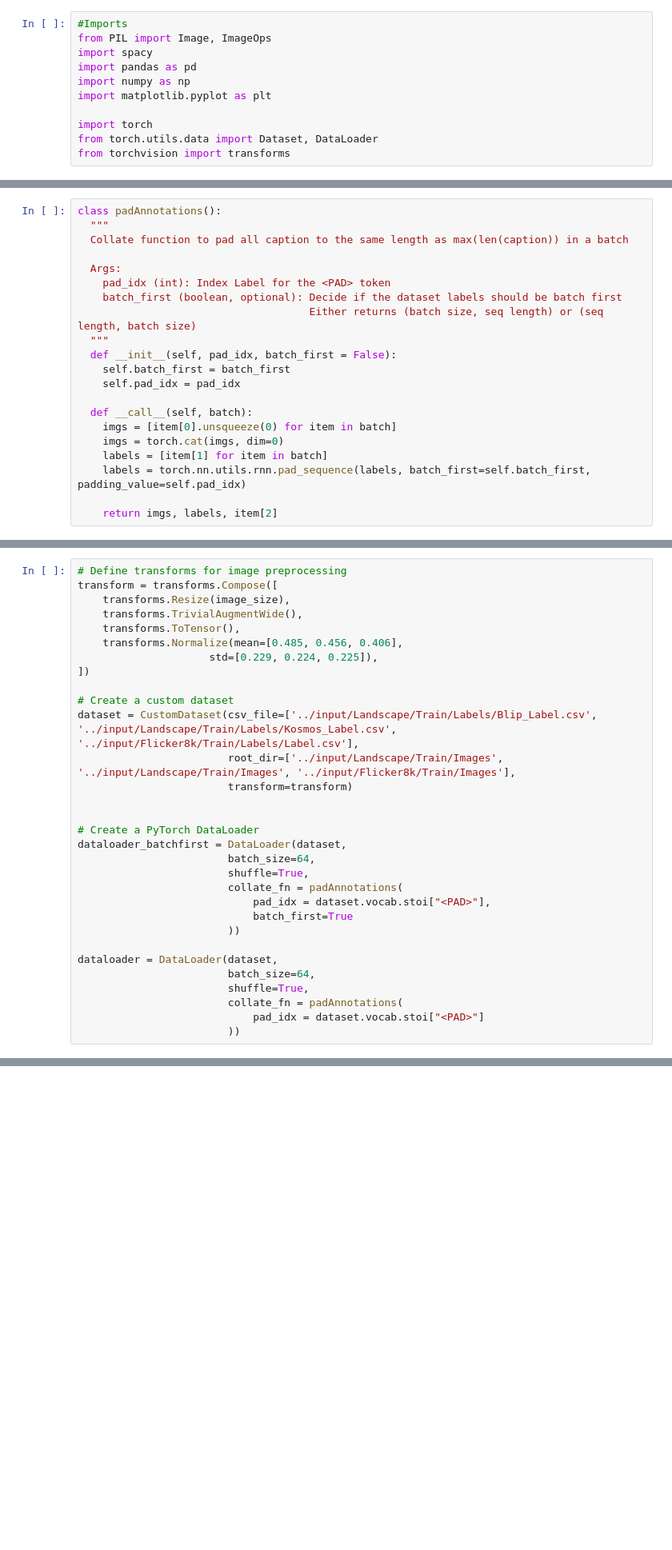
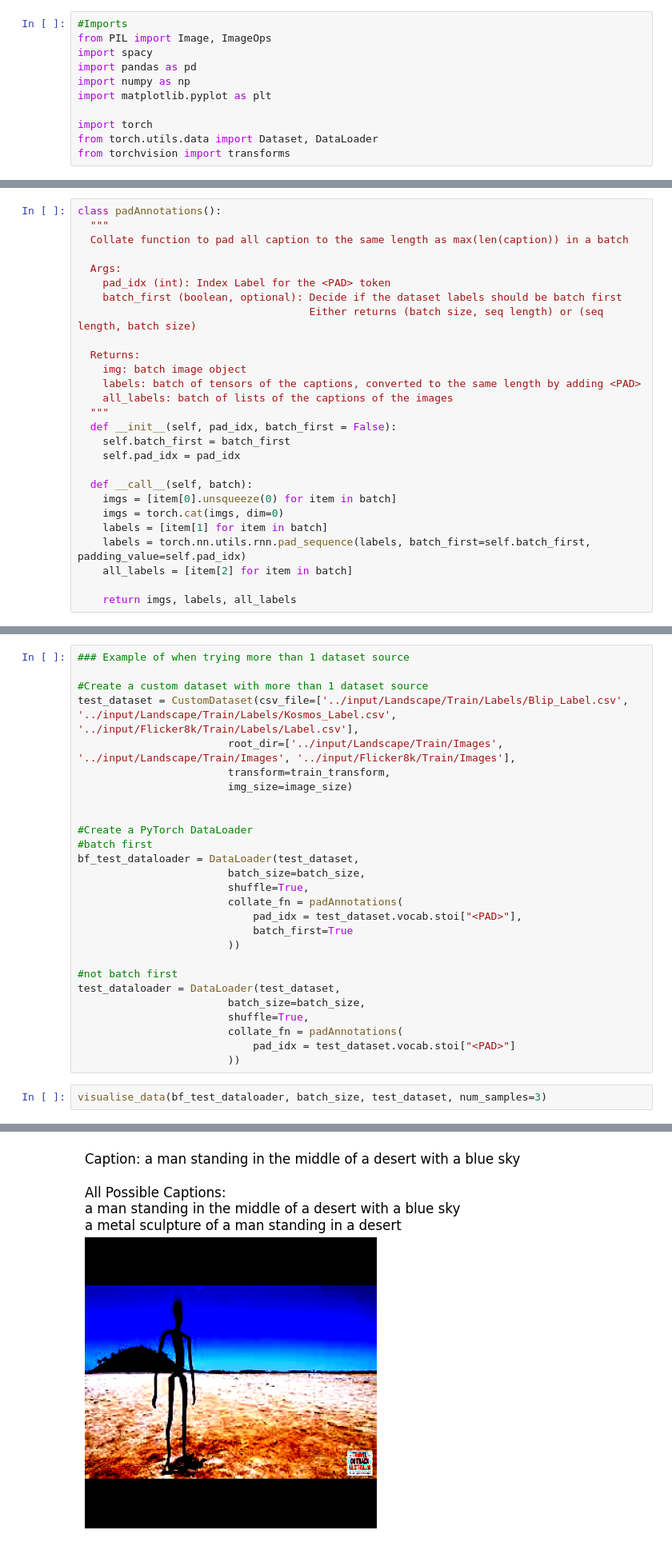
Before and after one commit to Jaywhisker/PlayWrite, a Jupyter notebook: notebooks/image_caption_example.ipynb, the cells around one changed output, grey strips where cells are left out. Shown at 80% size. Saved outputs shown, nothing was run; the diff lists cells and outputs as text; blank space fills up the shorter version.

```diff
--- a/notebooks/image_caption_example.ipynb
+++ b/notebooks/image_caption_example.ipynb
@@ -155,6 +164,11 @@ class padAnnotations():
     pad_idx (int): Index Label for the <PAD> token
     batch_first (boolean, optional): Decide if the dataset labels should be batch first
                                      Either returns (batch size, seq length) or (seq length, batch size)
+
+  Returns:
+    img: batch image object
+    labels: batch of tensors of the captions, converted to the same length by adding <PAD>
+    all_labels: batch of lists of the captions of the images
   """
   def __init__(self, pad_idx, batch_first = False):
     self.batch_first = batch_first
@@ -165,5 +179,6 @@ class padAnnotations():
     imgs = torch.cat(imgs, dim=0)
     labels = [item[1] for item in batch]
     labels = torch.nn.utils.rnn.pad_sequence(labels, batch_first=self.batch_first, padding_value=self.pad_idx)
+    all_labels = [item[2] for item in batch]
 
-    return imgs, labels, item[2]
+    return imgs, labels, all_labels
@@ -172,31 +248,30 @@ class padAnnotations():
 # %%
-# Define transforms for image preprocessing
-transform = transforms.Compose([
-    transforms.Resize(image_size),
-    transforms.TrivialAugmentWide(),
-    transforms.ToTensor(),
-    transforms.Normalize(mean=[0.485, 0.456, 0.406],
-                     std=[0.229, 0.224, 0.225]),
-])
+### Example of when trying more than 1 dataset source
 
-# Create a custom dataset
-dataset = CustomDataset(csv_file=['../input/Landscape/Train/Labels/Blip_Label.csv', '../input/Landscape/Train/Labels/Kosmos_Label.csv', '../input/Flicker8k/Train/Labels/Label.csv'],
+#Create a custom dataset with more than 1 dataset source
+test_dataset = CustomDataset(csv_file=['../input/Landscape/Train/Labels/Blip_Label.csv', '../input/Landscape/Train/Labels/Kosmos_Label.csv', '../input/Flicker8k/Train/Labels/Label.csv'],
                         root_dir=['../input/Landscape/Train/Images', '../input/Landscape/Train/Images', '../input/Flicker8k/Train/Images'],
-                        transform=transform)
+                        transform=train_transform,
+                        img_size=image_size)
 
 
-# Create a PyTorch DataLoader
-dataloader_batchfirst = DataLoader(dataset,
-                        batch_size=64,
+#Create a PyTorch DataLoader
+#batch first
+bf_test_dataloader = DataLoader(test_dataset,
+                        batch_size=batch_size,
                         shuffle=True,
                         collate_fn = padAnnotations(
-                            pad_idx = dataset.vocab.stoi["<PAD>"],
+                            pad_idx = test_dataset.vocab.stoi["<PAD>"],
                             batch_first=True
                         ))
 
-dataloader = DataLoader(dataset,
-                        batch_size=64,
+#not batch first
+test_dataloader = DataLoader(test_dataset,
+                        batch_size=batch_size,
                         shuffle=True,
                         collate_fn = padAnnotations(
-                            pad_idx = dataset.vocab.stoi["<PAD>"]
+                            pad_idx = test_dataset.vocab.stoi["<PAD>"]
                         ))
+# %%
+visualise_data(bf_test_dataloader, batch_size, test_dataset, num_samples=3)
+# %% [output]
@@ -202,0 +282 @@ dataloader = DataLoader(dataset,
+[figure, added]
```
Also changed, not shown: parts of 34 cells of this notebook, 7 other files.
